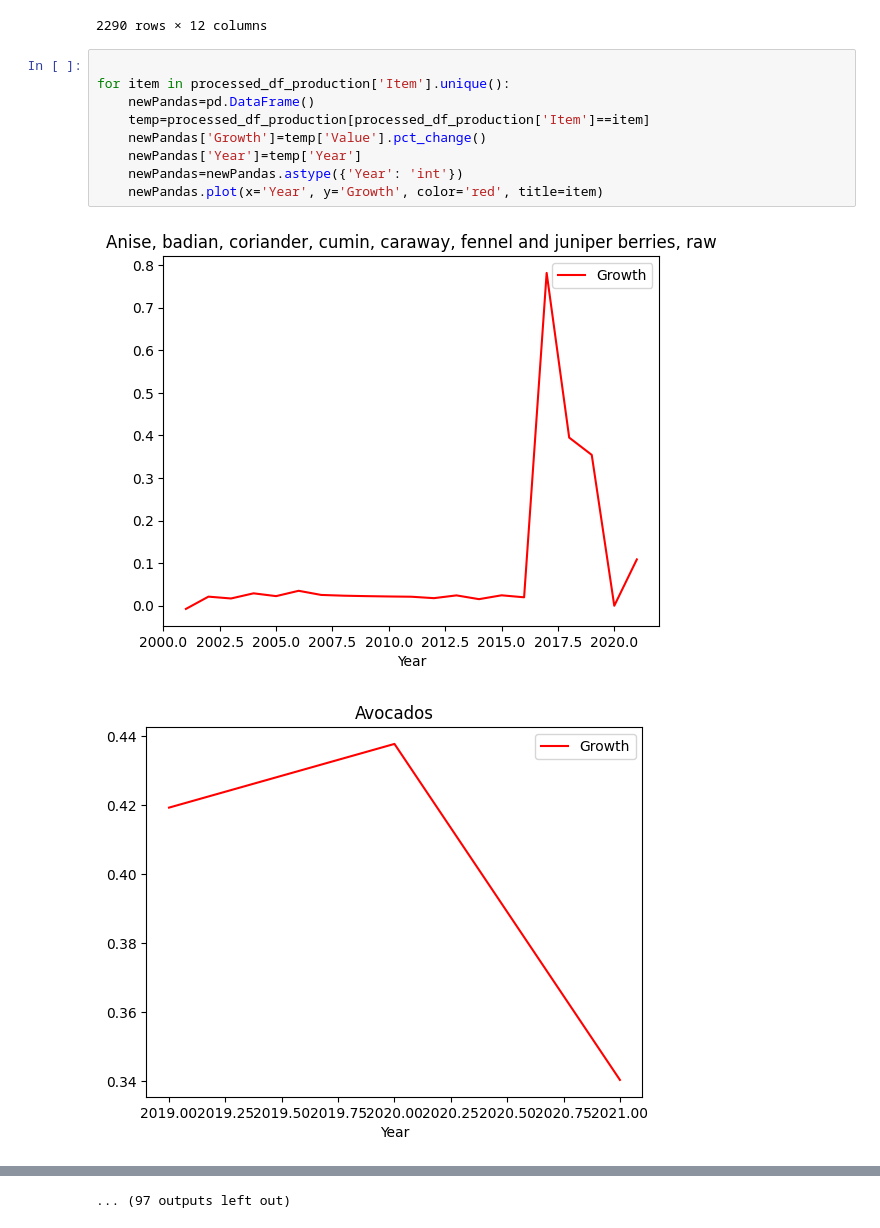
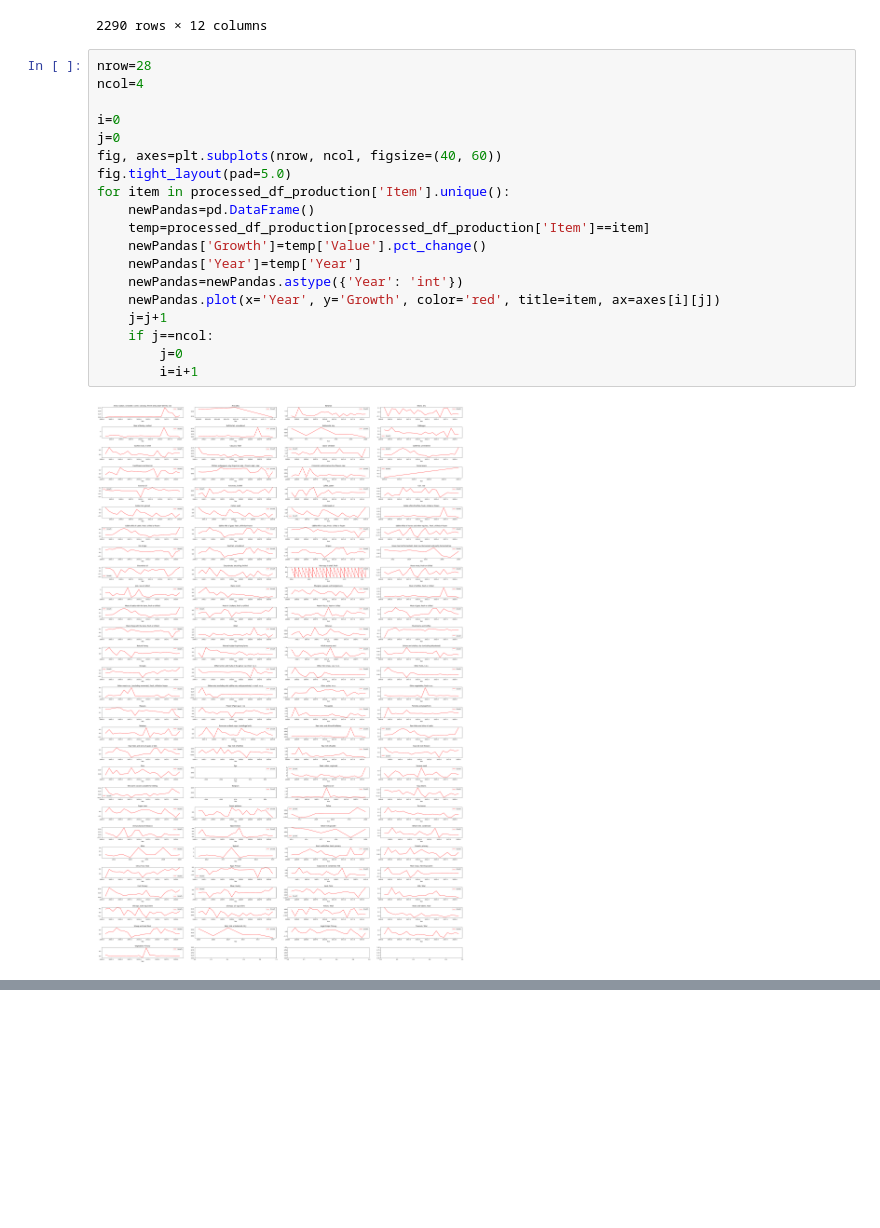
Before and after one commit to DunQua/-Intro2DS-Final-Seminar, a Jupyter notebook: source_code/04_data_discovery.ipynb, the cells around one changed output, grey strips where cells are left out. Drawn from its saved outputs; the diff is of its cells as text; blank space fills up the shorter version.

```diff
--- a/source_code/04_data_discovery.ipynb
+++ b/source_code/04_data_discovery.ipynb
@@ -50,14 +51,23 @@ processed_df_production.drop(columns=['Element'])
 | 15069 | QCL | Crops and livestock products | 237 | Viet Nam | 5510 | 1735 | Vegetables Primary | 2021 | t | 17224210.24 | ... |
 2290 rows × 12 columns
 # %%
+nrow=28
+ncol=4
 
+i=0
+j=0
+fig, axes=plt.subplots(nrow, ncol, figsize=(40, 60))
+fig.tight_layout(pad=5.0)
 for item in processed_df_production['Item'].unique():
     newPandas=pd.DataFrame()
     temp=processed_df_production[processed_df_production['Item']==item]
     newPandas['Growth']=temp['Value'].pct_change()
     newPandas['Year']=temp['Year']
     newPandas=newPandas.astype({'Year': 'int'})
-    newPandas.plot(x='Year', y='Growth', color='red', title=item)
+    newPandas.plot(x='Year', y='Growth', color='red', title=item, ax=axes[i][j])
+    j=j+1
+    if j==ncol:
+        j=0
+        i=i+1
 # %% [output]
-[figure, old version]
+[figure, new version]
-[figure, removed]
@@ -74,4 +74,3 @@ for item in processed_df_production['Item'].unique():
-... (97 outputs left out)
 # %% [markdown]
 Question 2
 
```
Also changed, not shown: parts of 6 cells of this notebook, 1 other file.
